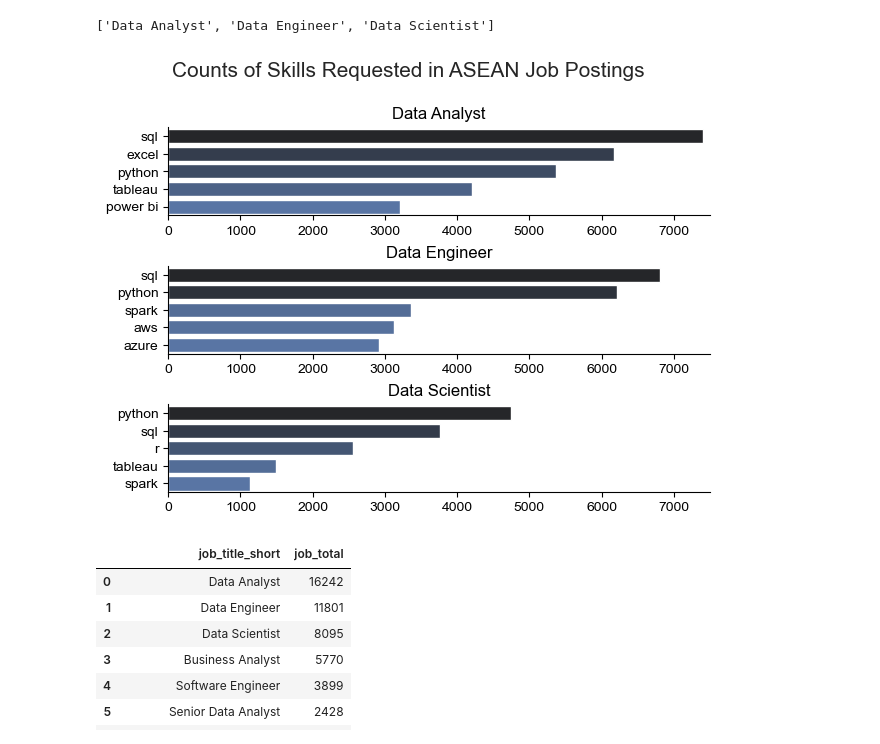
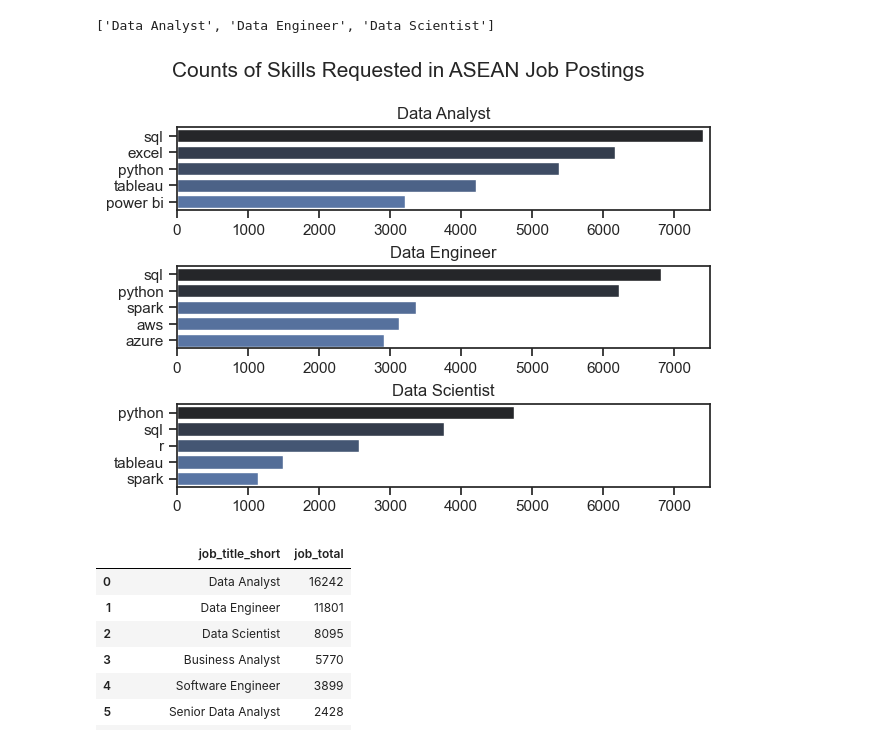
Before and after one commit to Victor-Nguyen-da-dev/Python-Portfolio-1, a Jupyter notebook: 3.Projects/2.Skills_Demand_ASEAN.ipynb, the cells around one changed output. Cells and saved outputs as stored; diff of their text form; code cells hidden in the pictures.

```diff
--- a/3.Projects/2.Skills_Demand_ASEAN.ipynb
+++ b/3.Projects/2.Skills_Demand_ASEAN.ipynb
@@ -70,23 +70,22 @@ job_titles
 # %%
 fig, ax = plt.subplots(len(job_titles), 1)
 
 sns.set_theme(style='ticks')
 
 for i, job_title in enumerate(job_titles):
     df_plot = df_skills_count[df_skills_count['job_title_short'] == job_title].head(5)
     sns.barplot(data=df_plot, y='job_skills', x='skill_count', ax=ax[i], hue='skill_count', palette='dark:b_r')
-    sns.despine()
     ax[i].set_title(job_title)
     ax[i].set_xlabel('')
     ax[i].set_ylabel('')
     ax[i].get_legend().remove()
     ax[i].set_xlim(0, 7500)
 
 fig.suptitle('Counts of Skills Requested in ASEAN Job Postings', fontsize=15)
 fig.tight_layout(h_pad=0.5) # fix the overlap
 plt.show()
 # %% [output]
-[figure, old version]
+[figure, new version]
 # %%
 df_title_count = df_ASEAN['job_title_short'].value_counts().reset_index(name='job_total')
 
```
Also changed, not shown: parts of 1 cell of this notebook.
